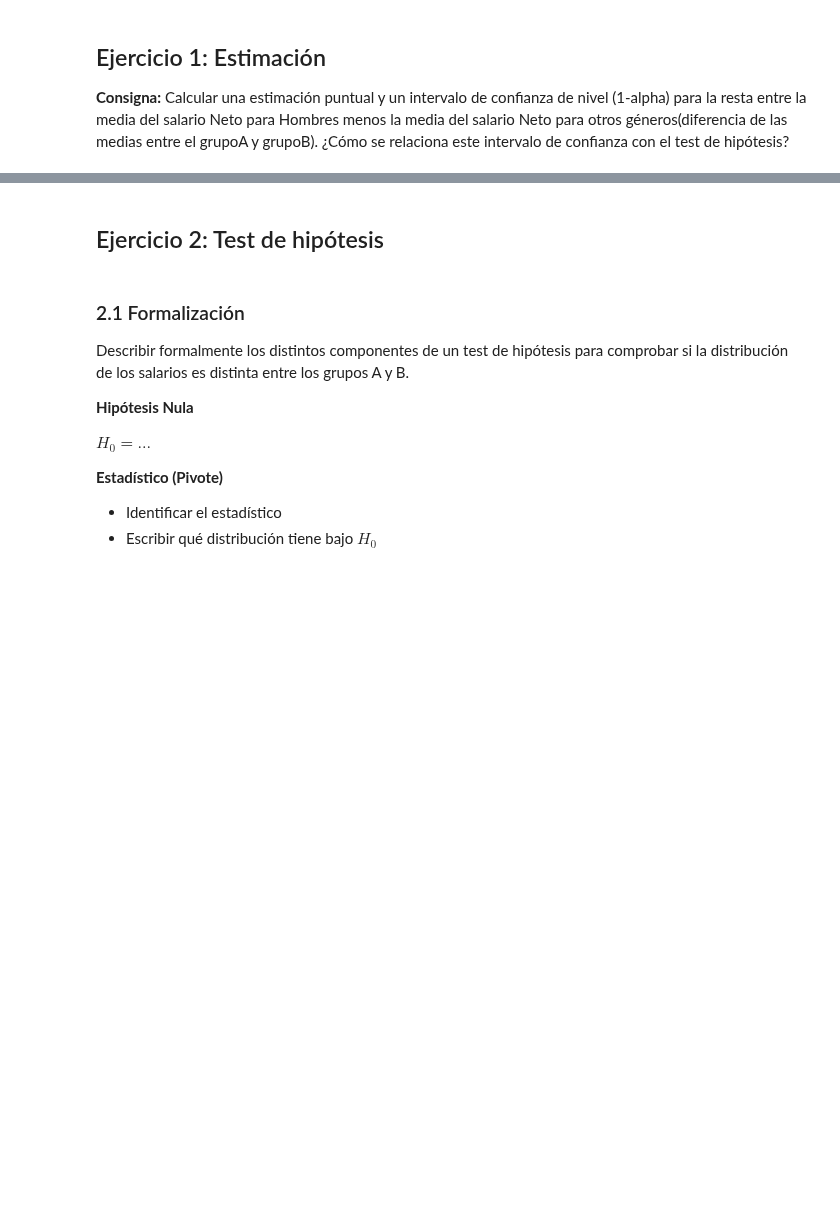
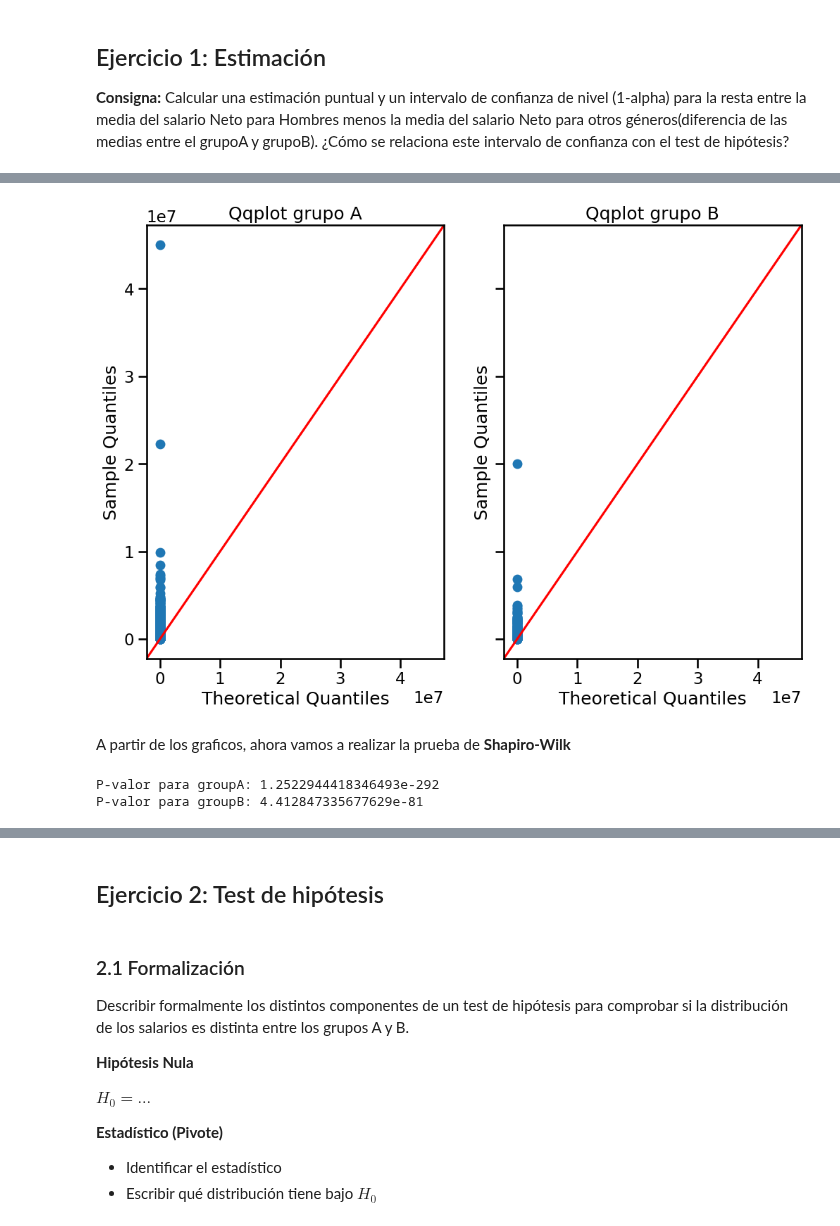
Before and after one commit to josezerda/DiploDatos2024, a Jupyter notebook: 01_AnalisisVisualizacion/Entregable - Parte 2.ipynb, the cells around one changed output, grey strips where cells are left out. Drawn from its saved outputs; the diff is of its cells as text; code cells hidden in the pictures; blank space fills up the shorter version.

```diff
--- a/01_AnalisisVisualizacion/Entregable - Parte 2.ipynb
+++ b/01_AnalisisVisualizacion/Entregable - Parte 2.ipynb
@@ -69,0 +291,31 @@ groupB = df[(df.salary_monthly_NETO > 10000) & is_woman].salary_monthly_NETO
+# %%
+from statsmodels.graphics.gofplots import qqplot
+ig, ax = plt.subplots(nrows=1, ncols=2, figsize=(12, 8), sharey='row')
+
+qqplot(groupA , line='45', ax=ax[0])
+ax[0].set_title('Qqplot grupo A')
+qqplot(groupB , line='45', ax=ax[1] )
+ax[1].set_title('Qqplot grupo B')
+
+
+plt.show()
+# %% [output]
+[figure, added]
+# %% [markdown]
+A partir de los graficos, ahora vamos a realizar la prueba de **Shapiro-Wilk**
+# %%
+from scipy.stats import norm, kstest
+def probability_is_normal(data):
+  """
+  https://stackoverflow.com/questions/46678239/p-value-is-0-when-i-use-scipy-stats-kstest-for-large-dataset
+  """
+  loc, scale = norm.fit(data)
+  # create a normal distribution with loc and scale
+  n = norm(loc=loc, scale=scale)
+  return kstest(data, n.cdf)[1]  #pvalue on second position
+
+print(f'P-valor para groupA: {probability_is_normal(groupA)}')
+print(f'P-valor para groupB: {probability_is_normal(groupB)}')
+# %% [output]
+P-valor para groupA: 1.2522944418346493e-292
+P-valor para groupB: 4.412847335677629e-81
```
Also changed, not shown: parts of 43 cells of this notebook.
